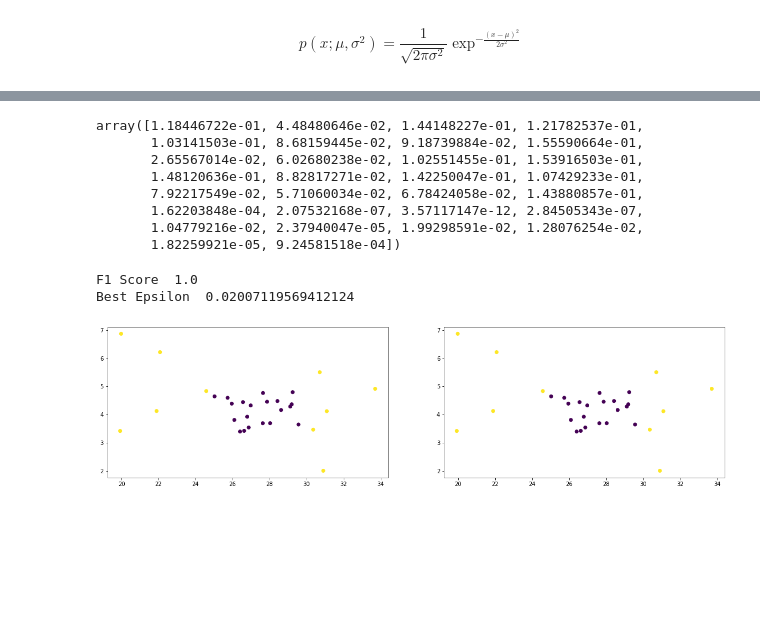
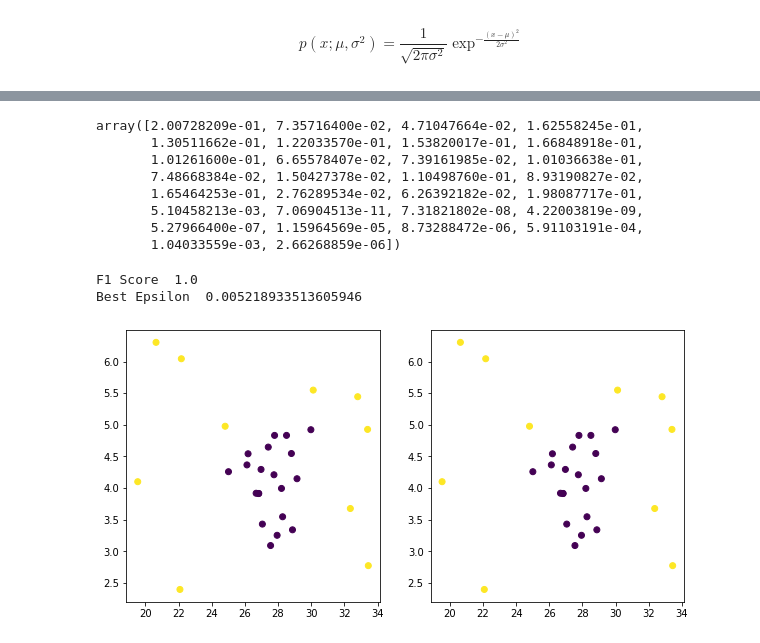
Before and after one commit to khayk5ay/Anomaly_Detection, a Jupyter notebook: Anomaly_Detection_Algorithm_py.ipynb, the cells around one changed output, grey strips where cells are left out. Drawn from its saved outputs; the diff is of its cells as text; code cells hidden in the pictures; blank space fills up the shorter version.

```diff
--- a/Anomaly_Detection_Algorithm_py.ipynb
+++ b/Anomaly_Detection_Algorithm_py.ipynb
@@ -25,10 +25,10 @@ def generate_dataset():
     X_val_list.append([random.uniform(25,30), random.uniform(3,5)])
     y_val_list.append(0)
   for i in range(5):
-    X_val_list.append([random.uniform(19,27), random.uniform(2,7)])
+    X_val_list.append([random.uniform(19,25), random.uniform(2,7)])
     y_val_list.append(1)
   for i in range(5):
-    X_val_list.append([random.uniform(28,35), random.uniform(2,7)])
+    X_val_list.append([random.uniform(30,35), random.uniform(2,7)])
     y_val_list.append(1)
 
   X_val = np.array(X_val_list)
@@ -181,21 +181,21 @@ def select_threshold(y_val, p_val):
 # %%
 get_probabilities(X_val, mu, var)
 # %% [output]
-array([1.18446722e-01, 4.48480646e-02, 1.44148227e-01, 1.21782537e-01,
-       1.03141503e-01, 8.68159445e-02, 9.18739884e-02, 1.55590664e-01,
-       2.65567014e-02, 6.02680238e-02, 1.02551455e-01, 1.53916503e-01,
-       1.48120636e-01, 8.82817271e-02, 1.42250047e-01, 1.07429233e-01,
-       7.92217549e-02, 5.71060034e-02, 6.78424058e-02, 1.43880857e-01,
-       1.62203848e-04, 2.07532168e-07, 3.57117147e-12, 2.84505343e-07,
-       1.04779216e-02, 2.37940047e-05, 1.99298591e-02, 1.28076254e-02,
-       1.82259921e-05, 9.24581518e-04])
+array([2.00728209e-01, 7.35716400e-02, 4.71047664e-02, 1.62558245e-01,
+       1.30511662e-01, 1.22033570e-01, 1.53820017e-01, 1.66848918e-01,
+       1.01261600e-01, 6.65578407e-02, 7.39161985e-02, 1.01036638e-01,
+       7.48668384e-02, 1.50427378e-02, 1.10498760e-01, 8.93190827e-02,
+       1.65464253e-01, 2.76289534e-02, 6.26392182e-02, 1.98087717e-01,
+       5.10458213e-03, 7.06904513e-11, 7.31821802e-08, 4.22003819e-09,
+       5.27966400e-07, 1.15964569e-05, 8.73288472e-06, 5.91103191e-04,
+       1.04033559e-03, 2.66268859e-06])
 # %%
 F1_score, epsilon = select_threshold(y_val, get_probabilities(X_val, mu, var))
 print("F1 Score ", F1_score)
 print("Best Epsilon ", epsilon)
 # %% [output]
 F1 Score  1.0
-Best Epsilon  0.02007119569412124
+Best Epsilon  0.005218933513605946
 # %%
 # Predict anomalous occurences based on already trained parameters
 def predict(X_test, epsilon, mu, var):
@@ -208,10 +208,10 @@ def predict(X_test, epsilon, mu, var):
 # %%
 y_pred = predict(X_val, epsilon, mu, var)
 # %%
-fig, ax = plt.subplots(1,2, figsize = (20,5))
+fig, ax = plt.subplots(1,2, figsize = (10,5))
 
 ax[0].scatter(X_val[:,0], X_val[:,1], c=y_val)
 ax[1].scatter(X_val[:,0], X_val[:,1], c=y_pred)
 ax[1].set_label(y_pred)
 # %% [output]
-[figure, old version]
+[figure, new version]
```
Also changed, not shown: parts of 5 cells of this notebook.
